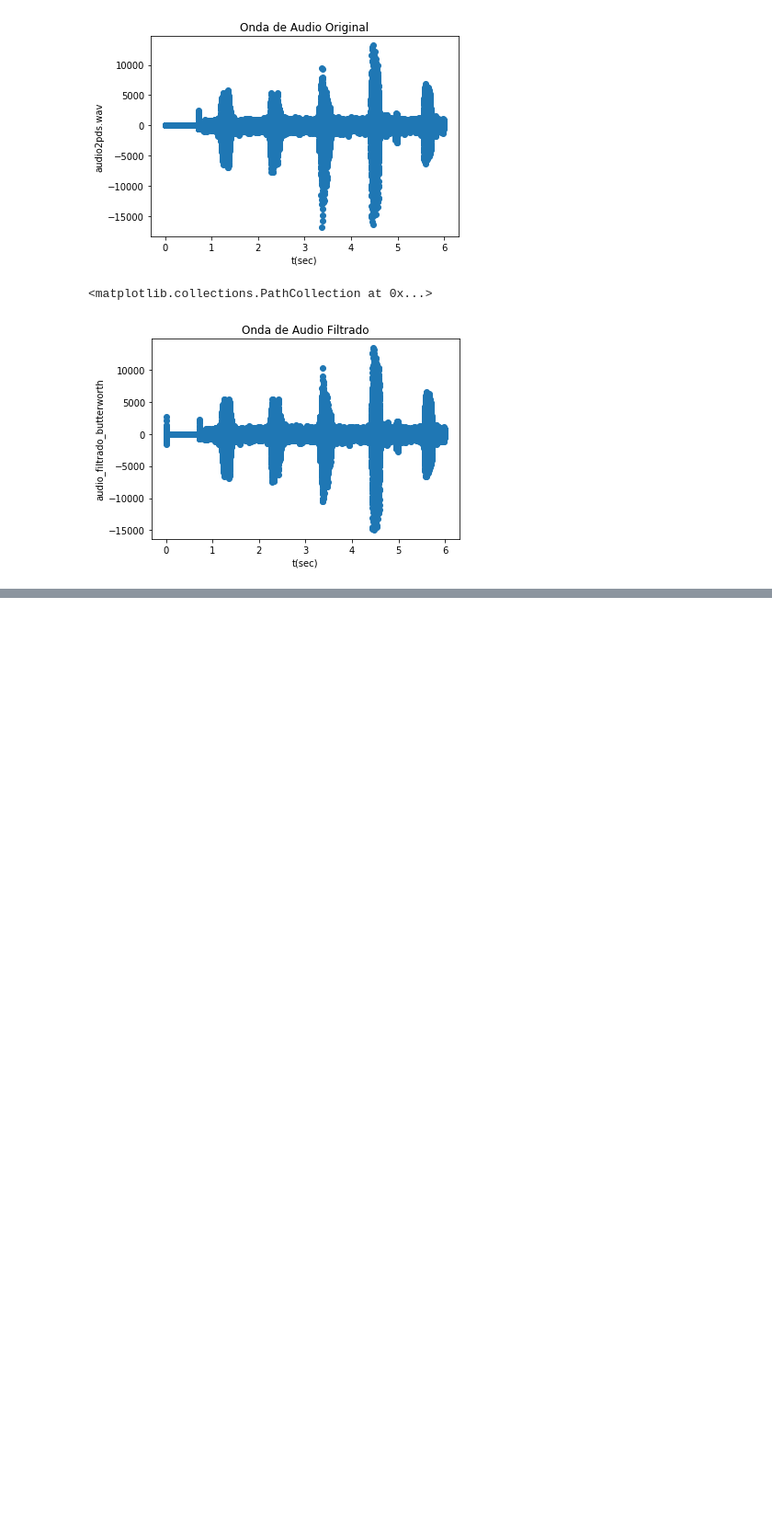
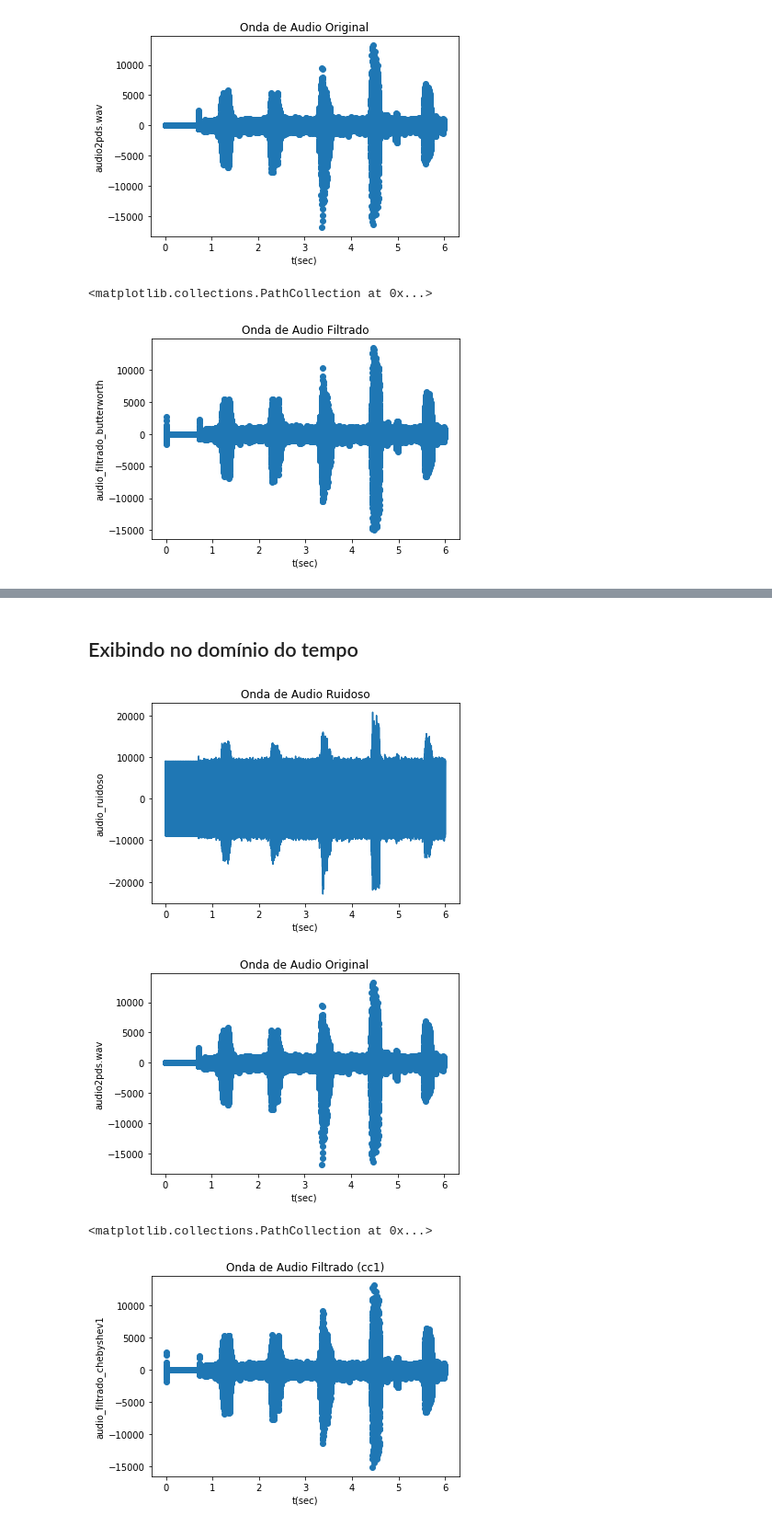
Before and after one commit to mtxslv/digitalprocessingsimulations, a Jupyter notebook: IIRstopbandFilter.ipynb, the cells around one changed output, grey strips where cells are left out. Shown at 92% size. Drawn from its saved outputs; the diff is of its cells as text; code cells hidden in the pictures; blank space fills up the shorter version.

```diff
--- a/IIRstopbandFilter.ipynb
+++ b/IIRstopbandFilter.ipynb
@@ -144,0 +188,2 @@ plt.scatter(t_filt_but,audio_filtrado_butterworth)
+# %%
+audio_filtrado_chebyshev1 = signal.lfilter(b_cc1,a_cc1,audio_ruidoso)
@@ -144,0 +205,29 @@ plt.scatter(t_filt_but,audio_filtrado_butterworth)
+# %% [markdown]
+## Exibindo no domínio do tempo
+# %%
+t_filt_cc1 = np.linspace(0,6,num = audio_filtrado_chebyshev1.shape[0])
+# %%
+plt.figure(1)
+plt.title("Onda de Audio Ruidoso")
+plt.xlabel("t(sec)")
+plt.ylabel("audio_ruidoso")
+plt.plot(t,audio_ruidoso)
+plt.show()
+
+plt.figure(2)
+plt.title("Onda de Audio Original")
+plt.xlabel("t(sec)")
+plt.ylabel("audio2pds.wav")
+plt.scatter(t,data)
+plt.show()
+
+plt.figure(3)
+plt.title("Onda de Audio Filtrado (cc1)")
+plt.xlabel("t(sec)")
+plt.ylabel("audio_filtrado_chebyshev1")
+plt.scatter(t_filt_cc1,audio_filtrado_chebyshev1)
+# %% [output]
+[figure, added]
+[figure, added]
+<matplotlib.collections.PathCollection at 0x...>
+[figure, added]
```
Also changed, not shown: parts of 13 cells of this notebook.
